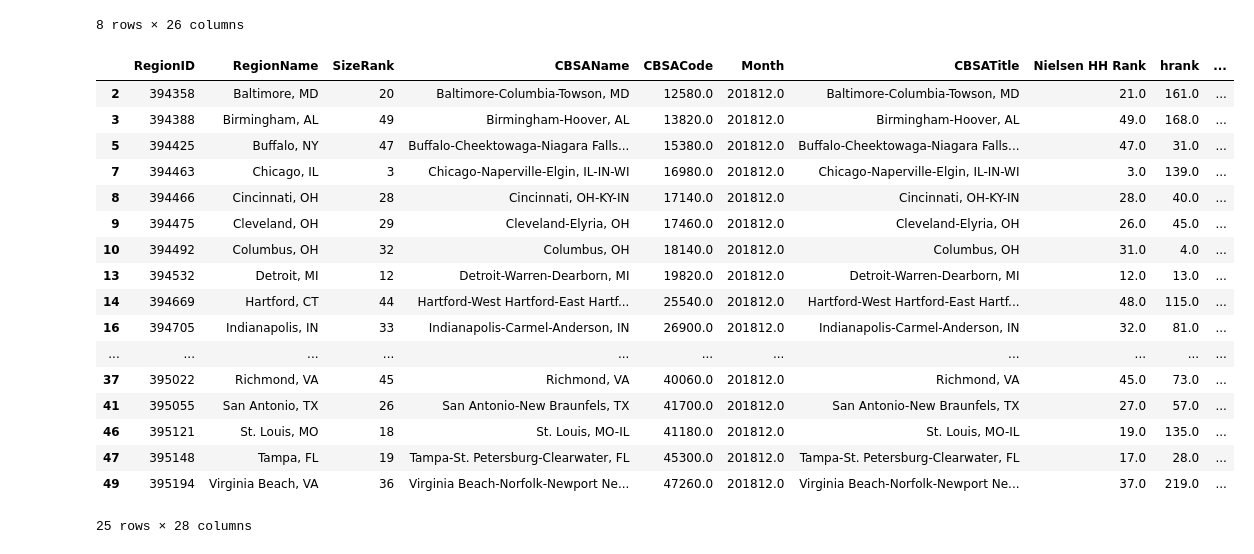
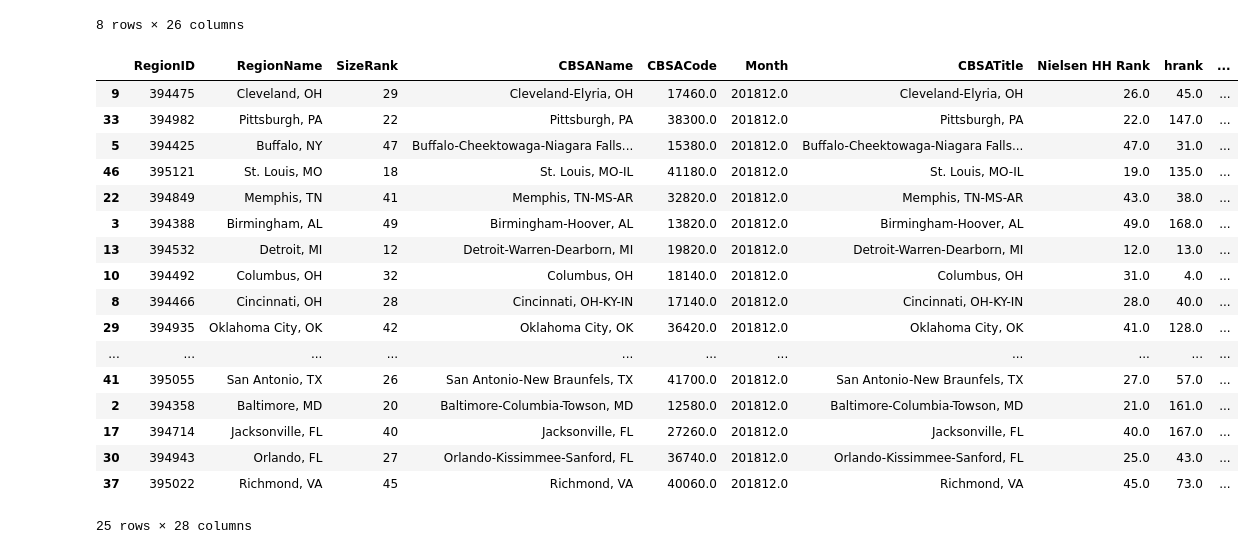
Before and after one commit to LoriHarris/Real_Estate_Affordability, a Jupyter notebook: plots.ipynb, the cells around one changed output. Saved outputs shown, nothing was run; the diff lists cells and outputs as text; code cells hidden in the pictures.

```diff
--- a/plots.ipynb
+++ b/plots.ipynb
@@ -293,26 +293,31 @@ mort_nonull_df.describe()
 # %%
 # Highest Median Listing Price
 not_null_df.describe()
-listing_high = not_null_df.loc[(not_null_df["MedListPrice"] < (not_null_df["MedListPrice"].median()))]
-listing_high
+listing_high = not_null_df.loc[(not_null_df["MedListPrice"] > (not_null_df["MedListPrice"].median()))]
+list_high_sort = listing_high.sort_values(by=['MedListPrice'])
+list_high_sort
+
+listing_low = not_null_df.loc[(not_null_df["MedListPrice"] < (not_null_df["MedListPrice"].median()))]
+list_low_sort = listing_low.sort_values(by=['MedListPrice'])
+list_low_sort
 # %% [output]
 |  | RegionID | RegionName | SizeRank | CBSAName | CBSACode | Month | CBSATitle | Nielsen HH Rank | hrank | ... |
+| 9 | 394475 | Cleveland, OH | 29 | Cleveland-Elyria, OH | 17460.0 | 201812.0 | Cleveland-Elyria, OH | 26.0 | 45.0 | ... |
+| 33 | 394982 | Pittsburgh, PA | 22 | Pittsburgh, PA | 38300.0 | 201812.0 | Pittsburgh, PA | 22.0 | 147.0 | ... |
+| 5 | 394425 | Buffalo, NY | 47 | Buffalo-Cheektowaga-Niagara Falls... | 15380.0 | 201812.0 | Buffalo-Cheektowaga-Niagara Falls... | 47.0 | 31.0 | ... |
+| 46 | 395121 | St. Louis, MO | 18 | St. Louis, MO-IL | 41180.0 | 201812.0 | St. Louis, MO-IL | 19.0 | 135.0 | ... |
+| 22 | 394849 | Memphis, TN | 41 | Memphis, TN-MS-AR | 32820.0 | 201812.0 | Memphis, TN-MS-AR | 43.0 | 38.0 | ... |
+| 3 | 394388 | Birmingham, AL | 49 | Birmingham-Hoover, AL | 13820.0 | 201812.0 | Birmingham-Hoover, AL | 49.0 | 168.0 | ... |
+| 13 | 394532 | Detroit, MI | 12 | Detroit-Warren-Dearborn, MI | 19820.0 | 201812.0 | Detroit-Warren-Dearborn, MI | 12.0 | 13.0 | ... |
+| 10 | 394492 | Columbus, OH | 32 | Columbus, OH | 18140.0 | 201812.0 | Columbus, OH | 31.0 | 4.0 | ... |
+| 8 | 394466 | Cincinnati, OH | 28 | Cincinnati, OH-KY-IN | 17140.0 | 201812.0 | Cincinnati, OH-KY-IN | 28.0 | 40.0 | ... |
+| 29 | 394935 | Oklahoma City, OK | 42 | Oklahoma City, OK | 36420.0 | 201812.0 | Oklahoma City, OK | 41.0 | 128.0 | ... |
+| ... | ... | ... | ... | ... | ... | ... | ... | ... | ... | ... |
+| 41 | 395055 | San Antonio, TX | 26 | San Antonio-New Braunfels, TX | 41700.0 | 201812.0 | San Antonio-New Braunfels, TX | 27.0 | 57.0 | ... |
 | 2 | 394358 | Baltimore, MD | 20 | Baltimore-Columbia-Towson, MD | 12580.0 | 201812.0 | Baltimore-Columbia-Towson, MD | 21.0 | 161.0 | ... |
-| 3 | 394388 | Birmingham, AL | 49 | Birmingham-Hoover, AL | 13820.0 | 201812.0 | Birmingham-Hoover, AL | 49.0 | 168.0 | ... |
-| 5 | 394425 | Buffalo, NY | 47 | Buffalo-Cheektowaga-Niagara Falls... | 15380.0 | 201812.0 | Buffalo-Cheektowaga-Niagara Falls... | 47.0 | 31.0 | ... |
-| 7 | 394463 | Chicago, IL | 3 | Chicago-Naperville-Elgin, IL-IN-WI | 16980.0 | 201812.0 | Chicago-Naperville-Elgin, IL-IN-WI | 3.0 | 139.0 | ... |
-| 8 | 394466 | Cincinnati, OH | 28 | Cincinnati, OH-KY-IN | 17140.0 | 201812.0 | Cincinnati, OH-KY-IN | 28.0 | 40.0 | ... |
-| 9 | 394475 | Cleveland, OH | 29 | Cleveland-Elyria, OH | 17460.0 | 201812.0 | Cleveland-Elyria, OH | 26.0 | 45.0 | ... |
-| 10 | 394492 | Columbus, OH | 32 | Columbus, OH | 18140.0 | 201812.0 | Columbus, OH | 31.0 | 4.0 | ... |
-| 13 | 394532 | Detroit, MI | 12 | Detroit-Warren-Dearborn, MI | 19820.0 | 201812.0 | Detroit-Warren-Dearborn, MI | 12.0 | 13.0 | ... |
-| 14 | 394669 | Hartford, CT | 44 | Hartford-West Hartford-East Hartf... | 25540.0 | 201812.0 | Hartford-West Hartford-East Hartf... | 48.0 | 115.0 | ... |
-| 16 | 394705 | Indianapolis, IN | 33 | Indianapolis-Carmel-Anderson, IN | 26900.0 | 201812.0 | Indianapolis-Carmel-Anderson, IN | 32.0 | 81.0 | ... |
-| ... | ... | ... | ... | ... | ... | ... | ... | ... | ... | ... |
+| 17 | 394714 | Jacksonville, FL | 40 | Jacksonville, FL | 27260.0 | 201812.0 | Jacksonville, FL | 40.0 | 167.0 | ... |
+| 30 | 394943 | Orlando, FL | 27 | Orlando-Kissimmee-Sanford, FL | 36740.0 | 201812.0 | Orlando-Kissimmee-Sanford, FL | 25.0 | 43.0 | ... |
 | 37 | 395022 | Richmond, VA | 45 | Richmond, VA | 40060.0 | 201812.0 | Richmond, VA | 45.0 | 73.0 | ... |
-| 41 | 395055 | San Antonio, TX | 26 | San Antonio-New Braunfels, TX | 41700.0 | 201812.0 | San Antonio-New Braunfels, TX | 27.0 | 57.0 | ... |
-| 46 | 395121 | St. Louis, MO | 18 | St. Louis, MO-IL | 41180.0 | 201812.0 | St. Louis, MO-IL | 19.0 | 135.0 | ... |
-| 47 | 395148 | Tampa, FL | 19 | Tampa-St. Petersburg-Clearwater, FL | 45300.0 | 201812.0 | Tampa-St. Petersburg-Clearwater, FL | 17.0 | 28.0 | ... |
-| 49 | 395194 | Virginia Beach, VA | 36 | Virginia Beach-Norfolk-Newport Ne... | 47260.0 | 201812.0 | Virginia Beach-Norfolk-Newport Ne... | 37.0 | 219.0 | ... |
 25 rows × 28 columns
 # %%
 # Hotness Rating (top 100)
```
Also changed, not shown: parts of 8 cells of this notebook, 2 other files.
